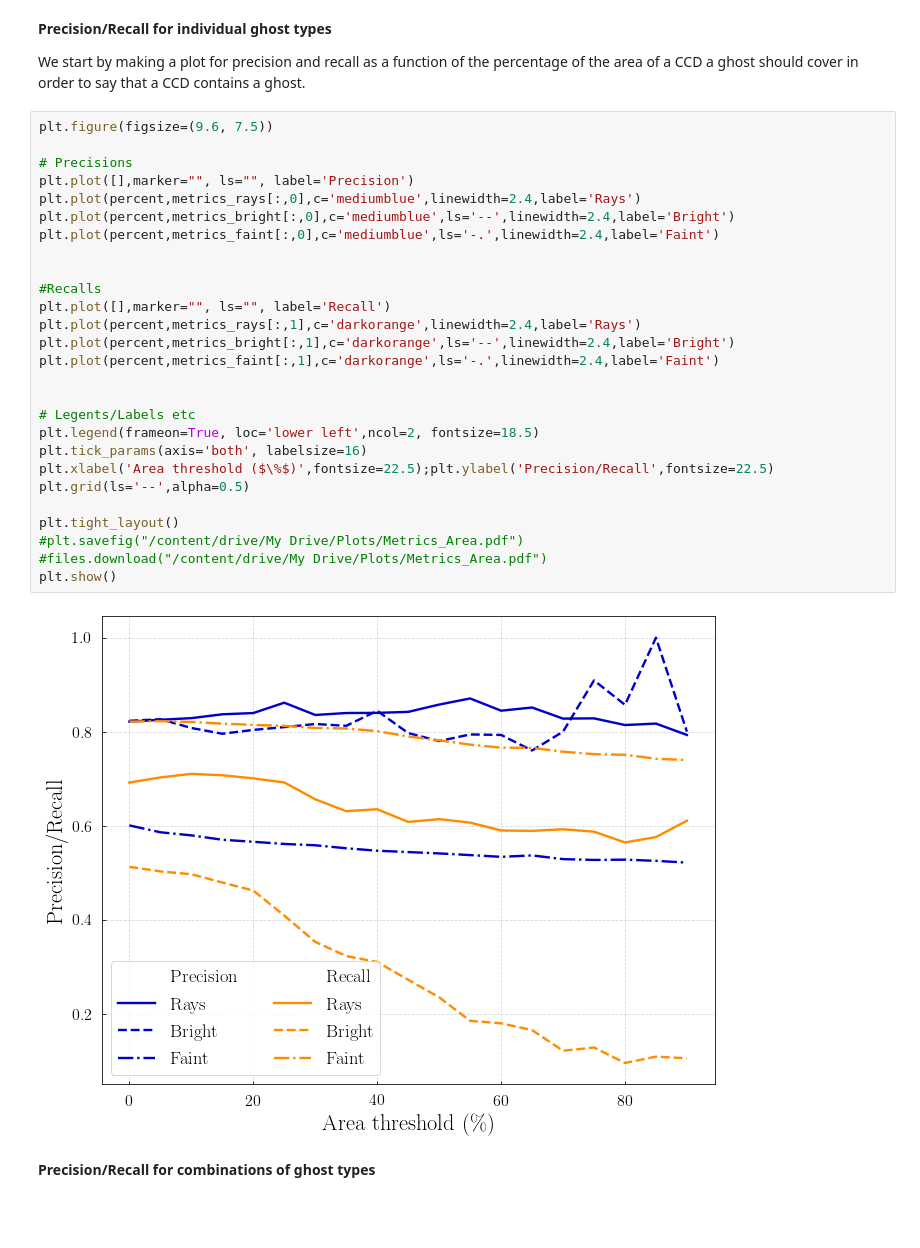
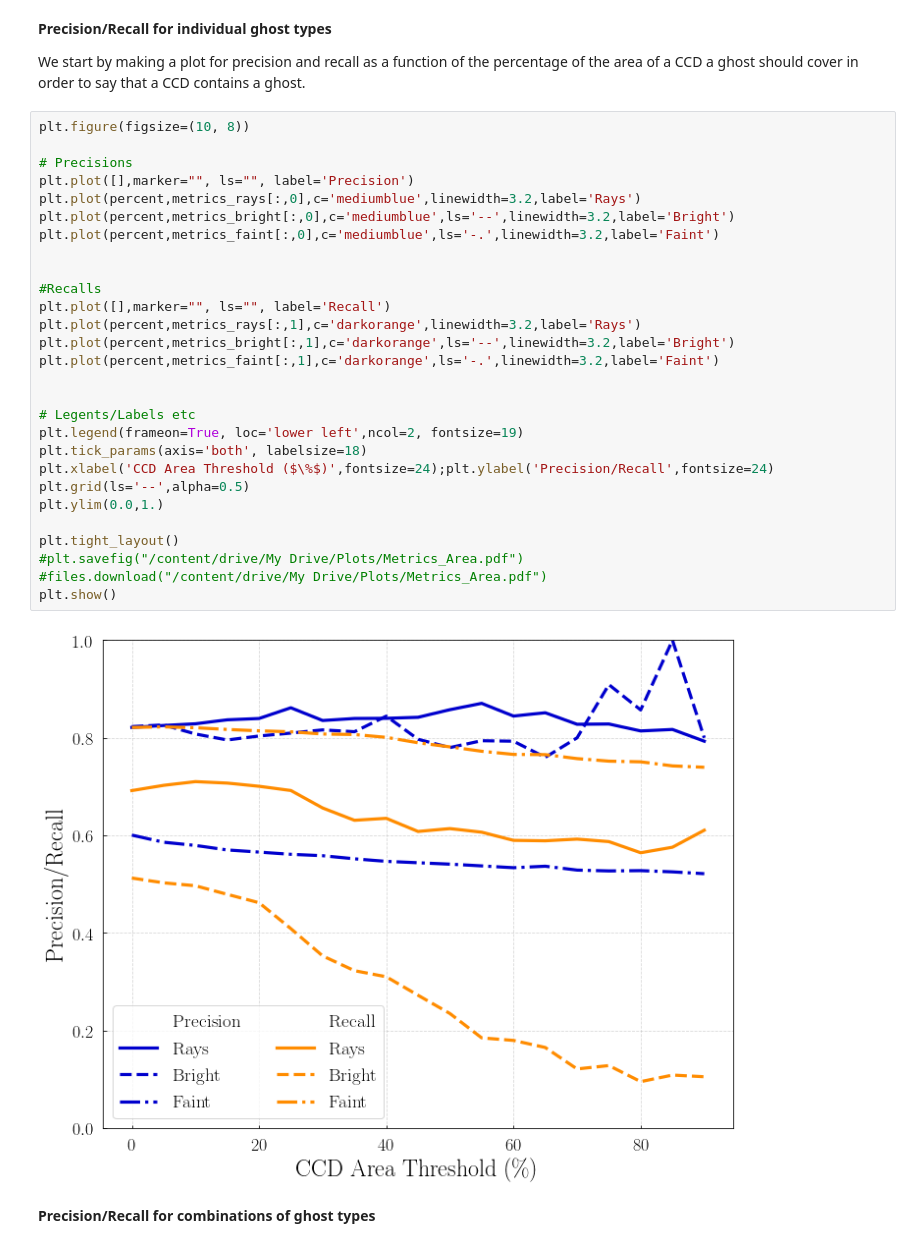
Before and after one commit to dtanoglidis/DeepGhostBusters, a Jupyter notebook: Inference_and_Evaluation.ipynb, the cells around one changed output. Saved outputs shown, nothing was run; the diff lists cells and outputs as text; blank space fills up the shorter version.

```diff
--- a/Inference_and_Evaluation.ipynb
+++ b/Inference_and_Evaluation.ipynb
@@ -723,34 +721,35 @@ percent = np.linspace(0,90,19)
 
 We start by making a plot for precision and recall as a function of the percentage of the area of a CCD a ghost should cover in order to say that a CCD contains a ghost.
 # %%
-plt.figure(figsize=(9.6, 7.5))
+plt.figure(figsize=(10, 8))
 
 # Precisions
 plt.plot([],marker="", ls="", label='Precision')
-plt.plot(percent,metrics_rays[:,0],c='mediumblue',linewidth=2.4,label='Rays')
-plt.plot(percent,metrics_bright[:,0],c='mediumblue',ls='--',linewidth=2.4,label='Bright')
-plt.plot(percent,metrics_faint[:,0],c='mediumblue',ls='-.',linewidth=2.4,label='Faint')
+plt.plot(percent,metrics_rays[:,0],c='mediumblue',linewidth=3.2,label='Rays')
+plt.plot(percent,metrics_bright[:,0],c='mediumblue',ls='--',linewidth=3.2,label='Bright')
+plt.plot(percent,metrics_faint[:,0],c='mediumblue',ls='-.',linewidth=3.2,label='Faint')
 
 
 #Recalls
 plt.plot([],marker="", ls="", label='Recall')
-plt.plot(percent,metrics_rays[:,1],c='darkorange',linewidth=2.4,label='Rays')
-plt.plot(percent,metrics_bright[:,1],c='darkorange',ls='--',linewidth=2.4,label='Bright')
-plt.plot(percent,metrics_faint[:,1],c='darkorange',ls='-.',linewidth=2.4,label='Faint')
+plt.plot(percent,metrics_rays[:,1],c='darkorange',linewidth=3.2,label='Rays')
+plt.plot(percent,metrics_bright[:,1],c='darkorange',ls='--',linewidth=3.2,label='Bright')
+plt.plot(percent,metrics_faint[:,1],c='darkorange',ls='-.',linewidth=3.2,label='Faint')
 
 
 # Legents/Labels etc
-plt.legend(frameon=True, loc='lower left',ncol=2, fontsize=18.5)
-plt.tick_params(axis='both', labelsize=16)
-plt.xlabel('Area threshold ($\%$)',fontsize=22.5);plt.ylabel('Precision/Recall',fontsize=22.5)
+plt.legend(frameon=True, loc='lower left',ncol=2, fontsize=19)
+plt.tick_params(axis='both', labelsize=18)
+plt.xlabel('CCD Area Threshold ($\%$)',fontsize=24);plt.ylabel('Precision/Recall',fontsize=24)
 plt.grid(ls='--',alpha=0.5)
+plt.ylim(0.0,1.)
 
 plt.tight_layout()
 #plt.savefig("/content/drive/My Drive/Plots/Metrics_Area.pdf")
 #files.download("/content/drive/My Drive/Plots/Metrics_Area.pdf")
 plt.show()
 # %% [output]
-[figure, old version]
+[figure, new version]
 # %% [markdown]
 **Precision/Recall for combinations of ghost types**
 # %%
```
Also changed, not shown: parts of 13 cells of this notebook.
